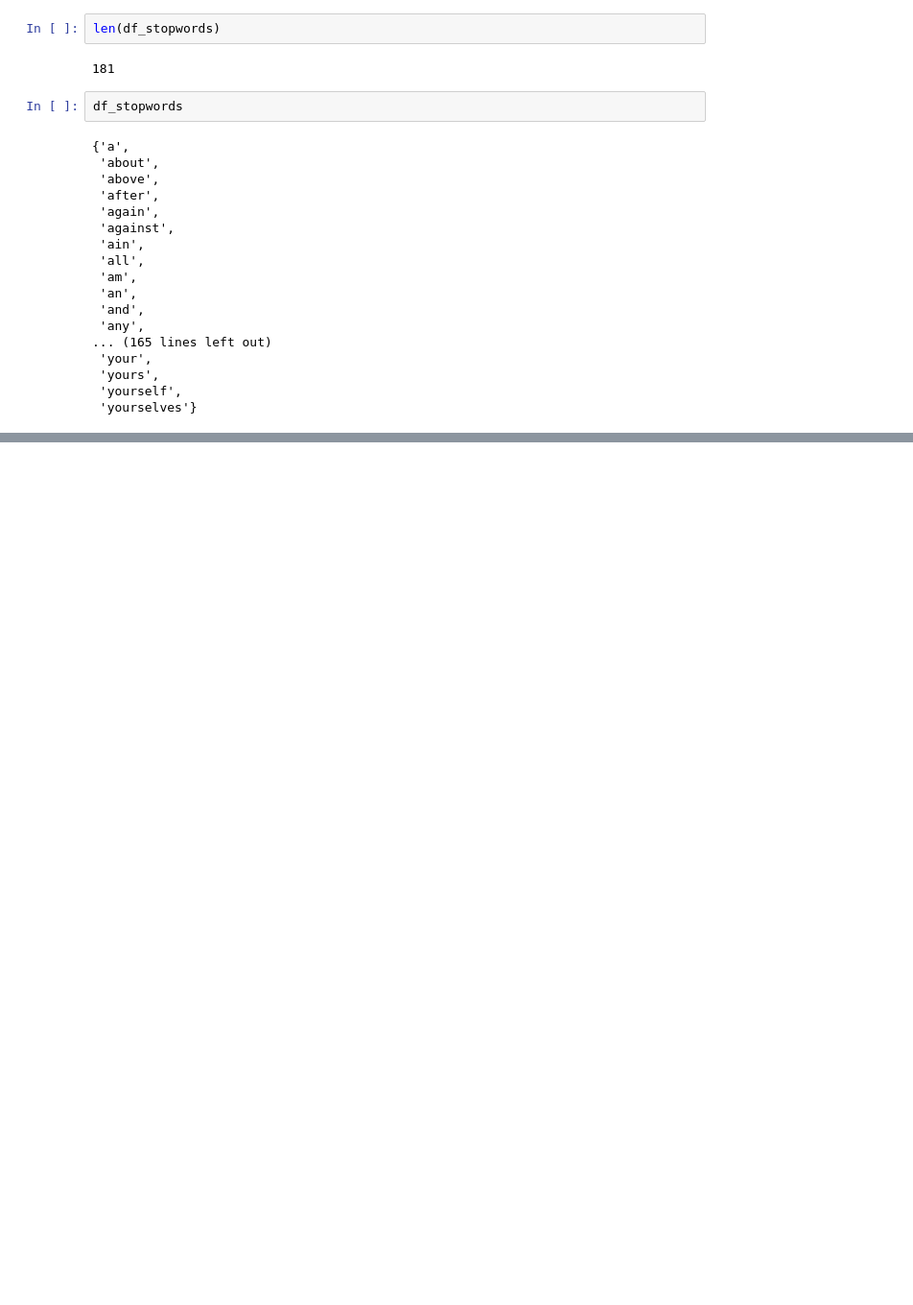
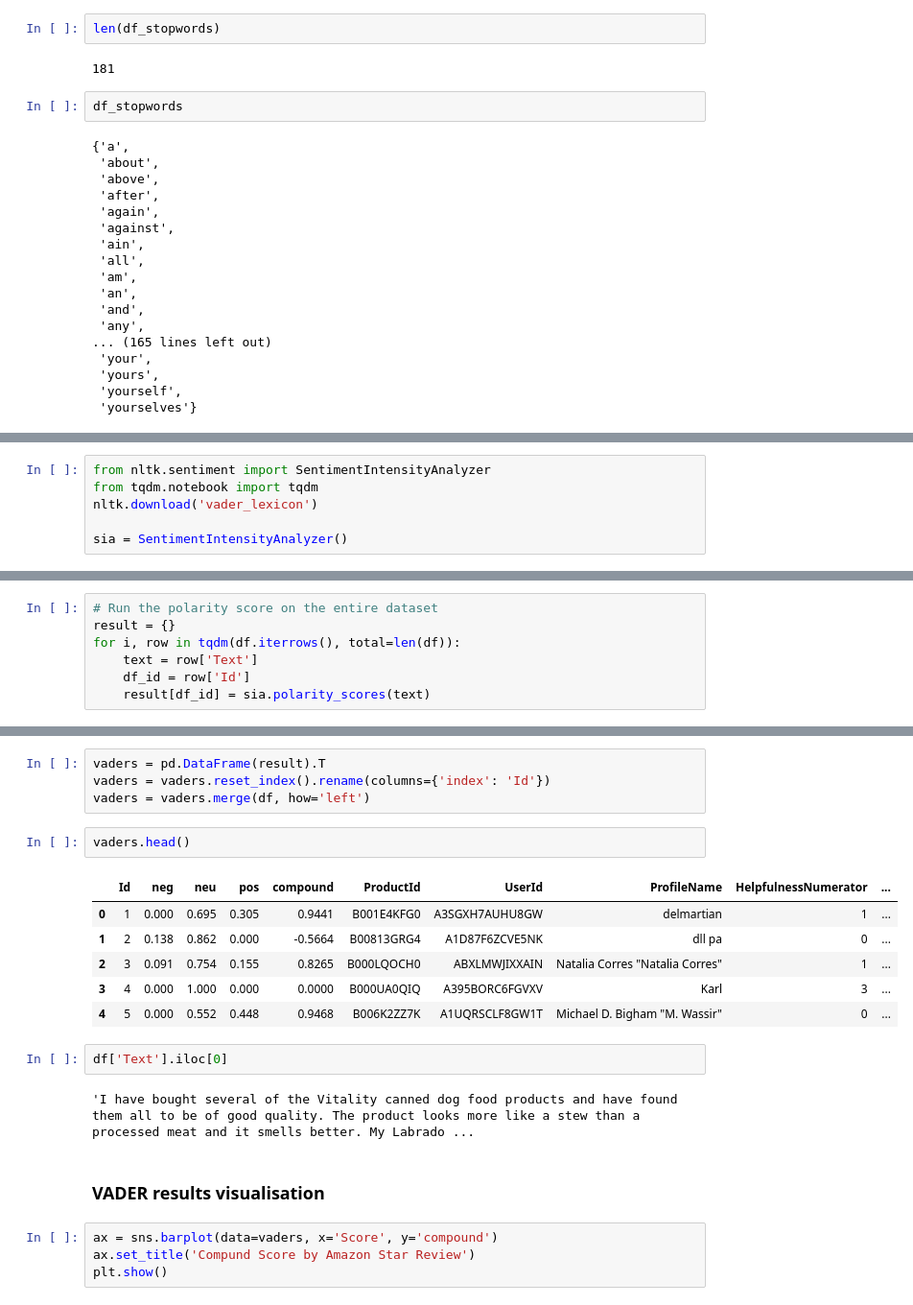
Before and after one commit to Lyu-Sterkh/Sentiment-analysis, a Jupyter notebook: Sentiment_Analysis.ipynb, the cells around one changed output, grey strips where cells are left out. Shown: that part at 96% size. Drawn from its saved outputs; the diff is of its cells as text; blank space fills up the shorter version.

```diff
--- a/Sentiment_Analysis.ipynb
+++ b/Sentiment_Analysis.ipynb
@@ -322,0 +339,6 @@ plt.show()
+# %%
+from nltk.sentiment import SentimentIntensityAnalyzer
+from tqdm.notebook import tqdm
+nltk.download('vader_lexicon')
+
+sia = SentimentIntensityAnalyzer()
@@ -322,0 +373,7 @@ plt.show()
+# %%
+# Run the polarity score on the entire dataset
+result = {}
+for i, row in tqdm(df.iterrows(), total=len(df)):
+    text = row['Text']
+    df_id = row['Id']
+    result[df_id] = sia.polarity_scores(text)
@@ -322,0 +391,23 @@ plt.show()
+# %%
+vaders = pd.DataFrame(result).T
+vaders = vaders.reset_index().rename(columns={'index': 'Id'})
+vaders = vaders.merge(df, how='left')
+# %%
+vaders.head()
+# %% [output]
+|  | Id | neg | neu | pos | compound | ProductId | UserId | ProfileName | HelpfulnessNumerator | ... |
+| 0 | 1 | 0.000 | 0.695 | 0.305 | 0.9441 | B001E4KFG0 | A3SGXH7AUHU8GW | delmartian | 1 | ... |
+| 1 | 2 | 0.138 | 0.862 | 0.000 | -0.5664 | B00813GRG4 | A1D87F6ZCVE5NK | dll pa | 0 | ... |
+| 2 | 3 | 0.091 | 0.754 | 0.155 | 0.8265 | B000LQOCH0 | ABXLMWJIXXAIN | Natalia Corres "Natalia Corres" | 1 | ... |
+| 3 | 4 | 0.000 | 1.000 | 0.000 | 0.0000 | B000UA0QIQ | A395BORC6FGVXV | Karl | 3 | ... |
+| 4 | 5 | 0.000 | 0.552 | 0.448 | 0.9468 | B006K2ZZ7K | A1UQRSCLF8GW1T | Michael D. Bigham "M. Wassir" | 0 | ... |
+# %%
+df['Text'].iloc[0]
+# %% [output]
+'I have bought several of the Vitality canned dog food products and have found them all to be of good quality. The product looks more like a stew than a processed meat and it smells better. My Labrado ...
+# %% [markdown]
+### VADER results visualisation
+# %%
+ax = sns.barplot(data=vaders, x='Score', y='compound')
+ax.set_title('Compund Score by Amazon Star Review')
+plt.show()
```
Also changed, not shown: parts of 16 cells of this notebook.
